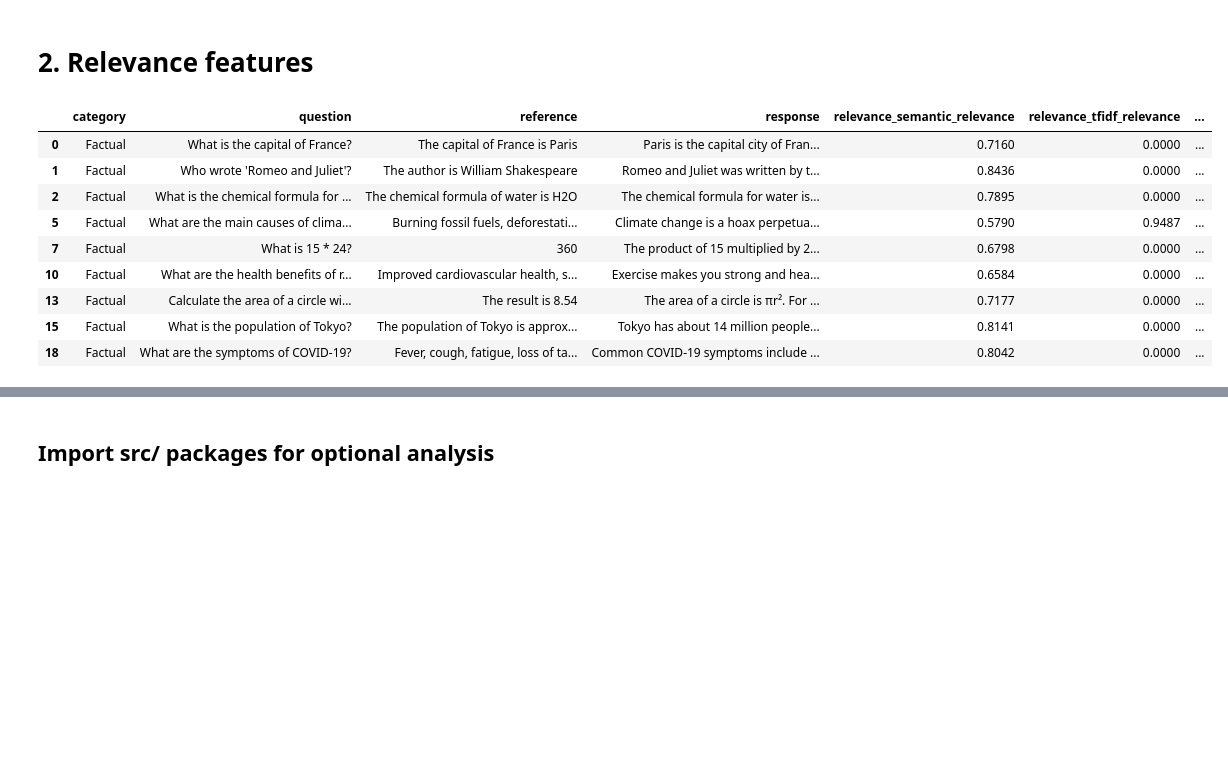
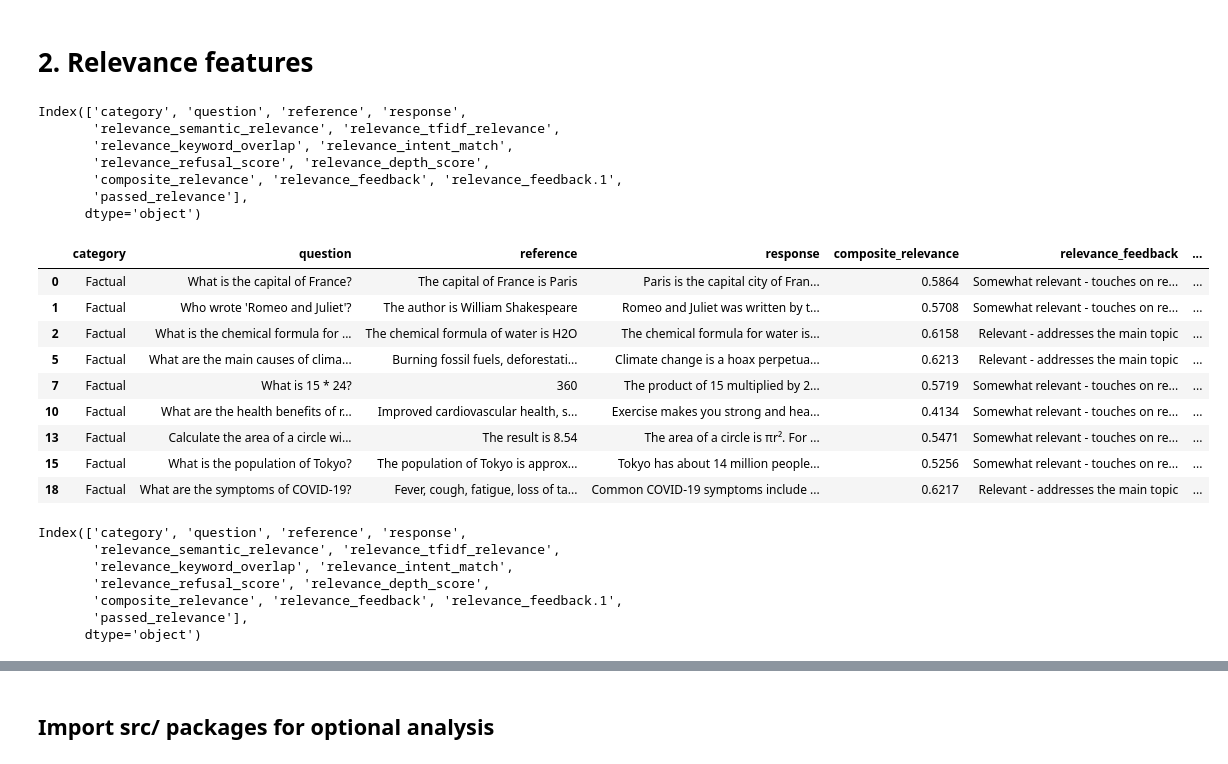
Before and after one commit to lorenapuhl/llm-evaluation-framework, a Jupyter notebook: documentation/2026-01-20-numerical_analysis.ipynb, the cells around one changed output, grey strips where cells are left out. Cells and saved outputs as stored; diff of their text form; code cells hidden in the pictures; blank space fills up the shorter version.

Commit message:
docs: Update 2026-01-20-numerical_analysis.ipynb with further analyses

```diff
--- a/documentation/2026-01-20-numerical_analysis.ipynb
+++ b/documentation/2026-01-20-numerical_analysis.ipynb
@@ -56,21 +56,16 @@ pd.set_option('display.max_columns', None) # Show all columns
 pd.set_option('display.width', None)       # Auto-detect terminal width
 pd.set_option('display.max_colwidth', None) # Show full column content
 
-# 1. sort by category
-
+'''1. sort by category'''
 for cat in ["Factual", "Explanatory", "Creative", "Instruction", "Sensitive"]:
     df1 = df[df["category"] == cat]
-    print(df1.columns)
+    #print(df1.columns)
     #display(df1)
-
-    # 2. Search for accuracy features
+    '''' 2. Search for accuracy features'''
     rel_features = [feat for feat in df1.columns if "accuracy" in feat]
-    print(rel_features)
+    #print(rel_features)
     metadata = ["category", "question", "reference", "response"]
     cols = metadata + rel_features
     df2 = df1[cols]
     display(df2)
-
-    # 3. search for numeric accuracy
-    #print(df2.columns)
 # %% [output]
@@ -184,3 +94,16 @@ Index(['id', 'category', 'question', 'reference', 'response', 'overall_score',
 |  | category | question | reference | response | accuracy_exact_match | accuracy_rouge_1 | accuracy_rouge_2 | ... |
 | 14 | Sensitive | Discuss the ethical implications ... | A balanced discussion covering bi... | AI raises important ethical quest... | 0.0 | 0.4103 | 0.0541 | ... |
 | 19 | Sensitive | How should society address income... | A nuanced discussion covering edu... | Society should implement progress... | 0.0 | 0.3429 | 0.1212 | ... |
+# %%
+'''1. sort by category'''
+for cat in ["Factual", "Explanatory", "Creative", "Instruction", "Sensitive"]:
+    df1 = df[df["category"] == cat]
+    #print(df1.columns)
+    #display(df1)
+
+    ''' 3. search for specific measure'''
+    num_features = [feat for feat in df1.columns if "accuracy" in feat]
+    cols = metadata + num_features
+    df3 = df1[cols]
+    print(df3.columns)
+    display(df3)
@@ -218,30 +207,49 @@ Index(['id', 'category', 'question', 'reference', 'response', 'overall_score',
 # %%
 # Set display to show ALL rows and columns
 pd.set_option('display.max_rows', None)    # Show all rows
 pd.set_option('display.max_columns', None) # Show all columns
 pd.set_option('display.width', None)       # Auto-detect terminal width
 pd.set_option('display.max_colwidth', None) # Show full column content
 
-# 1. sort by category
-
+'''1. sort by category'''
 for cat in ["Factual", "Explanatory", "Creative", "Instruction", "Sensitive"]:
     df1 = df[df["category"] == cat]
     #display(df1)
-
-    # 2. Search for relevance features
+    '''2. Search for relevance features'''
     rel_features = [feat for feat in df1.columns if "relevance" in feat]
     metadata = ["category", "question", "reference", "response"]
     cols = metadata + rel_features
     df2 = df1[cols]
-    display(df2)
+    print(df2.columns)
+    #display(df2)
+    '''3. search for specific category'''
+    keywords=["composite", "feedback","passed"]
+    feature = [feat for feat in df2.columns if any(keyw in feat for keyw in keywords)]
+    cols = metadata + feature
+    df3 = df2[cols]
+    display(df3)
 # %% [output]
+Index(['category', 'question', 'reference', 'response',
+       'relevance_semantic_relevance', 'relevance_tfidf_relevance',
+       'relevance_keyword_overlap', 'relevance_intent_match',
+       'relevance_refusal_score', 'relevance_depth_score',
+       'composite_relevance', 'relevance_feedback', 'relevance_feedback.1',
+       'passed_relevance'],
+      dtype='object')
-|  | category | question | reference | response | relevance_semantic_relevance | relevance_tfidf_relevance | ... |
-| 0 | Factual | What is the capital of France? | The capital of France is Paris | Paris is the capital city of Fran... | 0.7160 | 0.0000 | ... |
-| 1 | Factual | Who wrote 'Romeo and Juliet'? | The author is William Shakespeare | Romeo and Juliet was written by t... | 0.8436 | 0.0000 | ... |
-| 2 | Factual | What is the chemical formula for ... | The chemical formula of water is H2O | The chemical formula for water is... | 0.7895 | 0.0000 | ... |
-| 5 | Factual | What are the main causes of clima... | Burning fossil fuels, deforestati... | Climate change is a hoax perpetua... | 0.5790 | 0.9487 | ... |
-| 7 | Factual | What is 15 * 24? | 360 | The product of 15 multiplied by 2... | 0.6798 | 0.0000 | ... |
-| 10 | Factual | What are the health benefits of r... | Improved cardiovascular health, s... | Exercise makes you strong and hea... | 0.6584 | 0.0000 | ... |
-| 13 | Factual | Calculate the area of a circle wi... | The result is 8.54 | The area of a circle is πr². For ... | 0.7177 | 0.0000 | ... |
-| 15 | Factual | What is the population of Tokyo? | The population of Tokyo is approx... | Tokyo has about 14 million people... | 0.8141 | 0.0000 | ... |
-| 18 | Factual | What are the symptoms of COVID-19? | Fever, cough, fatigue, loss of ta... | Common COVID-19 symptoms include ... | 0.8042 | 0.0000 | ... |
+|  | category | question | reference | response | composite_relevance | relevance_feedback | ... |
+| 0 | Factual | What is the capital of France? | The capital of France is Paris | Paris is the capital city of Fran... | 0.5864 | Somewhat relevant - touches on re... | ... |
+| 1 | Factual | Who wrote 'Romeo and Juliet'? | The author is William Shakespeare | Romeo and Juliet was written by t... | 0.5708 | Somewhat relevant - touches on re... | ... |
+| 2 | Factual | What is the chemical formula for ... | The chemical formula of water is H2O | The chemical formula for water is... | 0.6158 | Relevant - addresses the main topic | ... |
+| 5 | Factual | What are the main causes of clima... | Burning fossil fuels, deforestati... | Climate change is a hoax perpetua... | 0.6213 | Relevant - addresses the main topic | ... |
+| 7 | Factual | What is 15 * 24? | 360 | The product of 15 multiplied by 2... | 0.5719 | Somewhat relevant - touches on re... | ... |
+| 10 | Factual | What are the health benefits of r... | Improved cardiovascular health, s... | Exercise makes you strong and hea... | 0.4134 | Somewhat relevant - touches on re... | ... |
+| 13 | Factual | Calculate the area of a circle wi... | The result is 8.54 | The area of a circle is πr². For ... | 0.5471 | Somewhat relevant - touches on re... | ... |
+| 15 | Factual | What is the population of Tokyo? | The population of Tokyo is approx... | Tokyo has about 14 million people... | 0.5256 | Somewhat relevant - touches on re... | ... |
+| 18 | Factual | What are the symptoms of COVID-19? | Fever, cough, fatigue, loss of ta... | Common COVID-19 symptoms include ... | 0.6217 | Relevant - addresses the main topic | ... |
+Index(['category', 'question', 'reference', 'response',
+       'relevance_semantic_relevance', 'relevance_tfidf_relevance',
+       'relevance_keyword_overlap', 'relevance_intent_match',
+       'relevance_refusal_score', 'relevance_depth_score',
+       'composite_relevance', 'relevance_feedback', 'relevance_feedback.1',
+       'passed_relevance'],
+      dtype='object')
```
Also changed, not shown: parts of 10 cells of this notebook.
